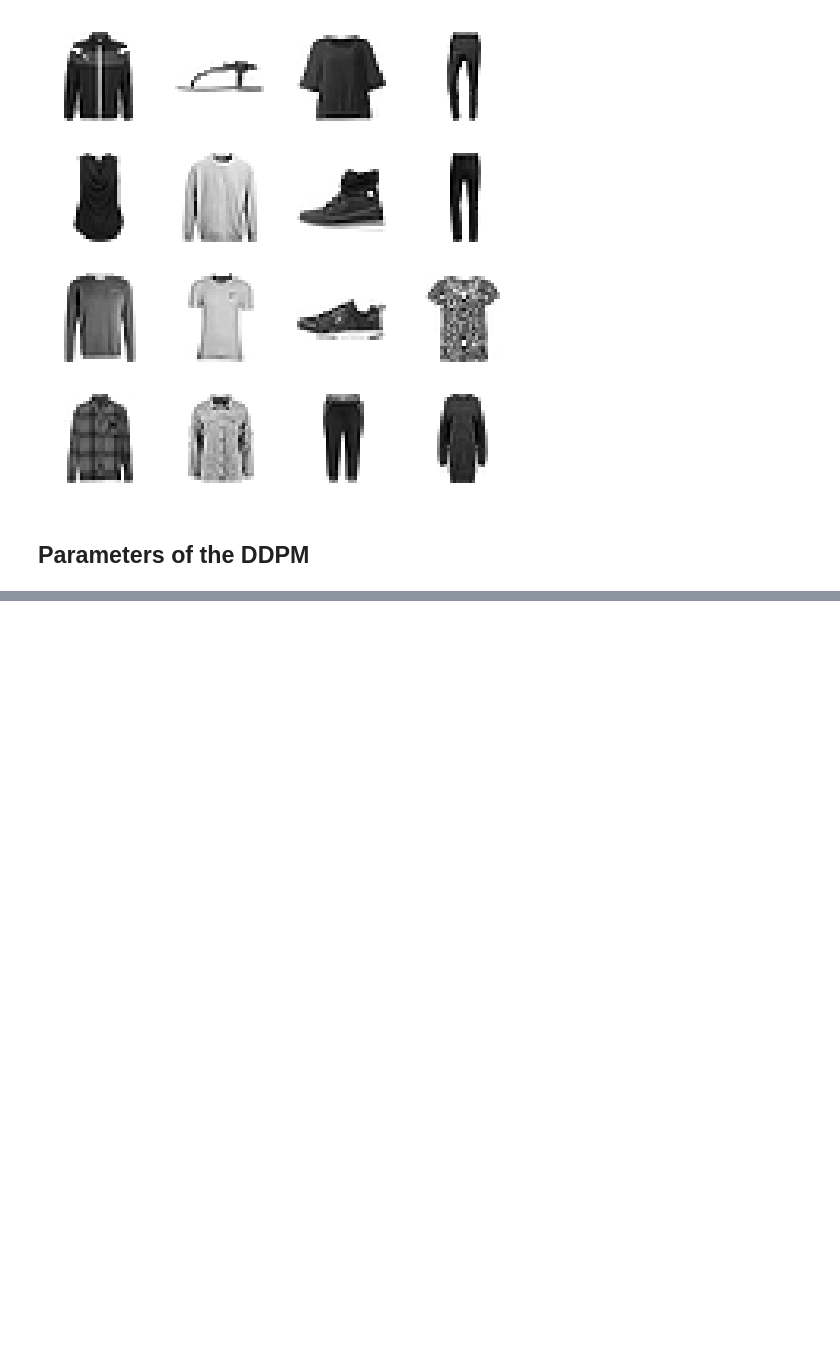
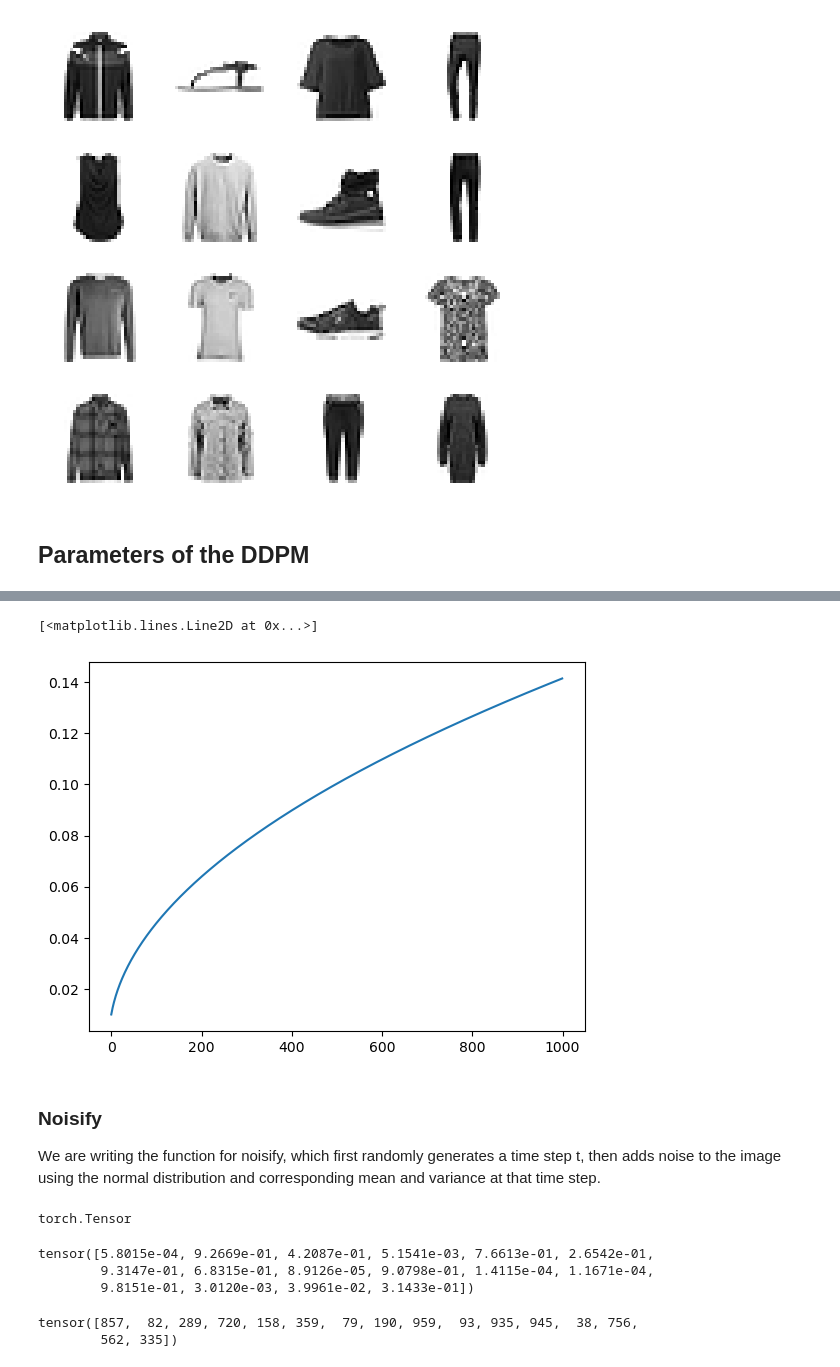
Before and after one commit to 0xSingletOnly/pdlfc, a Jupyter notebook: 17_DDPM_v2.ipynb, the cells around one changed output, grey strips where cells are left out. Saved outputs shown, nothing was run; the diff lists cells and outputs as text; code cells hidden in the pictures; blank space fills up the shorter version.

Commit message:
implement noisify in ddpm

```diff
--- a/17_DDPM_v2.ipynb
+++ b/17_DDPM_v2.ipynb
@@ -74,0 +92,8 @@ sigma = beta.sqrt()
+# %%
+plt.plot(sigma)
+# %% [output]
+[<matplotlib.lines.Line2D at 0x...>]
+[figure, added]
+# %% [markdown]
+### Noisify
+We are writing the function for noisify, which first randomly generates a time step t, then adds noise to the image using the normal distribution and corresponding mean and variance at that time step.
@@ -74,0 +104,15 @@ sigma = beta.sqrt()
+# %%
+type(alpha_bar)
+# %% [output]
+torch.Tensor
+# %%
+alpha_bar[t]
+# %% [output]
+tensor([5.8015e-04, 9.2669e-01, 4.2087e-01, 5.1541e-03, 7.6613e-01, 2.6542e-01,
+        9.3147e-01, 6.8315e-01, 8.9126e-05, 9.0798e-01, 1.4115e-04, 1.1671e-04,
+        9.8151e-01, 3.0120e-03, 3.9961e-02, 3.1433e-01])
+# %%
+t
+# %% [output]
+tensor([857,  82, 289, 720, 158, 359,  79, 190, 959,  93, 935, 945,  38, 756,
+        562, 335])
```
Also changed, not shown: parts of 17 cells of this notebook.
